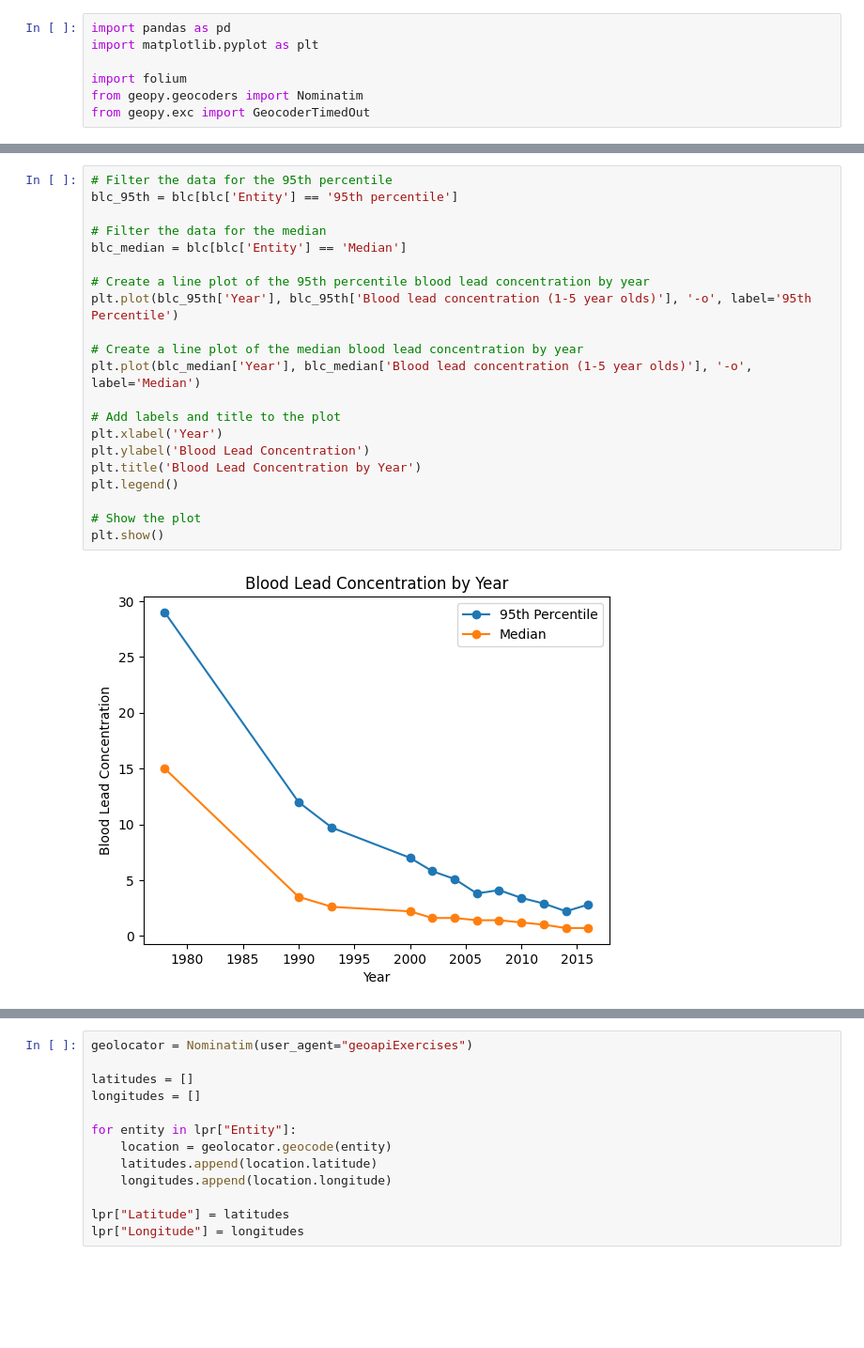
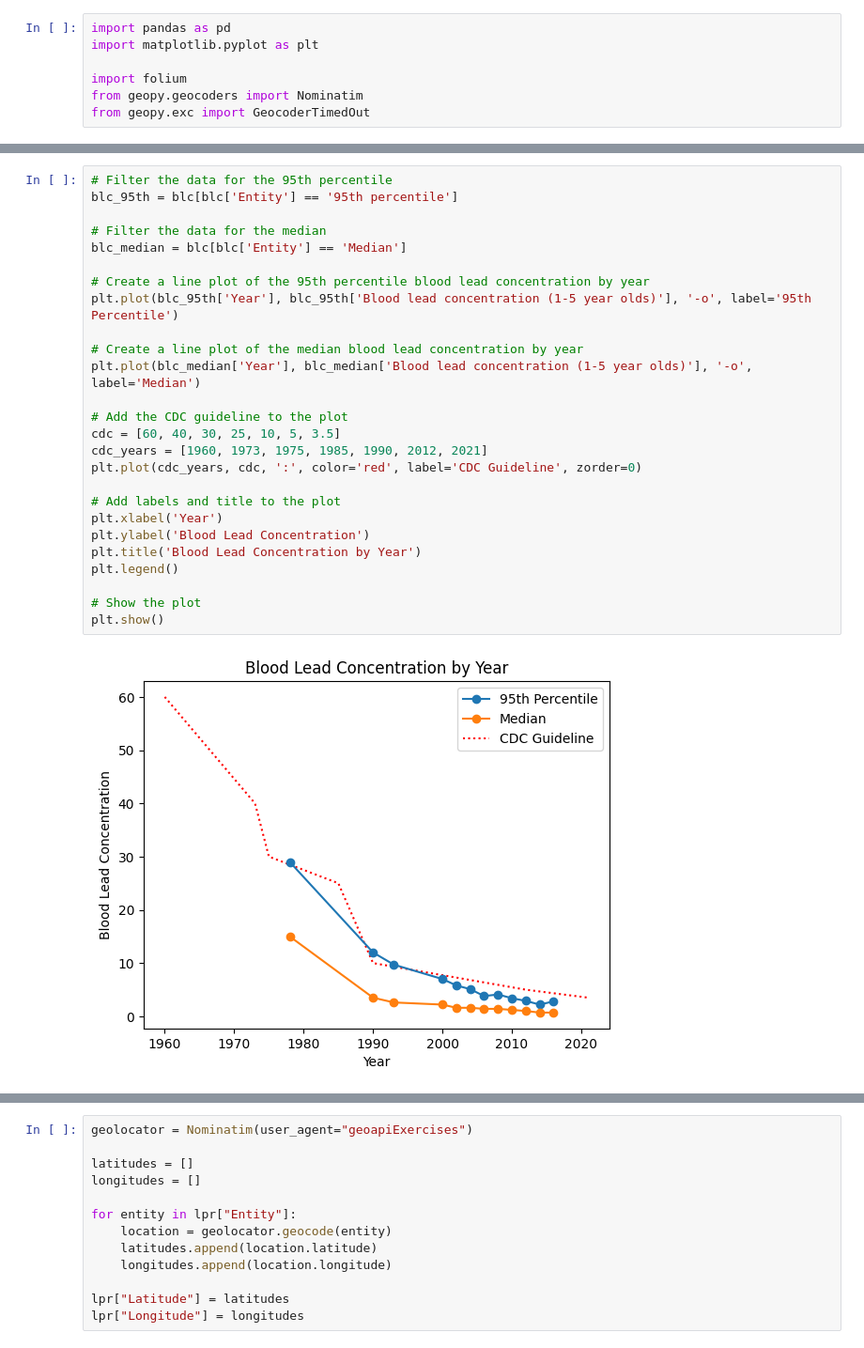
Before and after one commit to daredevilx616/Hacklytics23, a Jupyter notebook: analysis.ipynb, the cells around one changed output, grey strips where cells are left out. Shown: that part at 94% size. Drawn from its saved outputs; the diff is of its cells as text; blank space fills up the shorter version.

```diff
--- a/analysis.ipynb
+++ b/analysis.ipynb
@@ -32,26 +58,31 @@ print(blc)
 # %%
 # Filter the data for the 95th percentile
 blc_95th = blc[blc['Entity'] == '95th percentile']
 
 # Filter the data for the median
 blc_median = blc[blc['Entity'] == 'Median']
 
 # Create a line plot of the 95th percentile blood lead concentration by year
 plt.plot(blc_95th['Year'], blc_95th['Blood lead concentration (1-5 year olds)'], '-o', label='95th Percentile')
 
 # Create a line plot of the median blood lead concentration by year
 plt.plot(blc_median['Year'], blc_median['Blood lead concentration (1-5 year olds)'], '-o', label='Median')
 
+# Add the CDC guideline to the plot
+cdc = [60, 40, 30, 25, 10, 5, 3.5]
+cdc_years = [1960, 1973, 1975, 1985, 1990, 2012, 2021]
+plt.plot(cdc_years, cdc, ':', color='red', label='CDC Guideline', zorder=0)
+
 # Add labels and title to the plot
 plt.xlabel('Year')
 plt.ylabel('Blood Lead Concentration')
 plt.title('Blood Lead Concentration by Year')
 plt.legend()
 
 # Show the plot
 plt.show()
 # %% [output]
-[figure, old version]
+[figure, new version]
 # %%
 # Import the dataset
 lpr = pd.read_csv("./datasets/legal-controls-lead-paint.csv")
```
Also changed, not shown: parts of 11 cells of this notebook, 2 other files.
